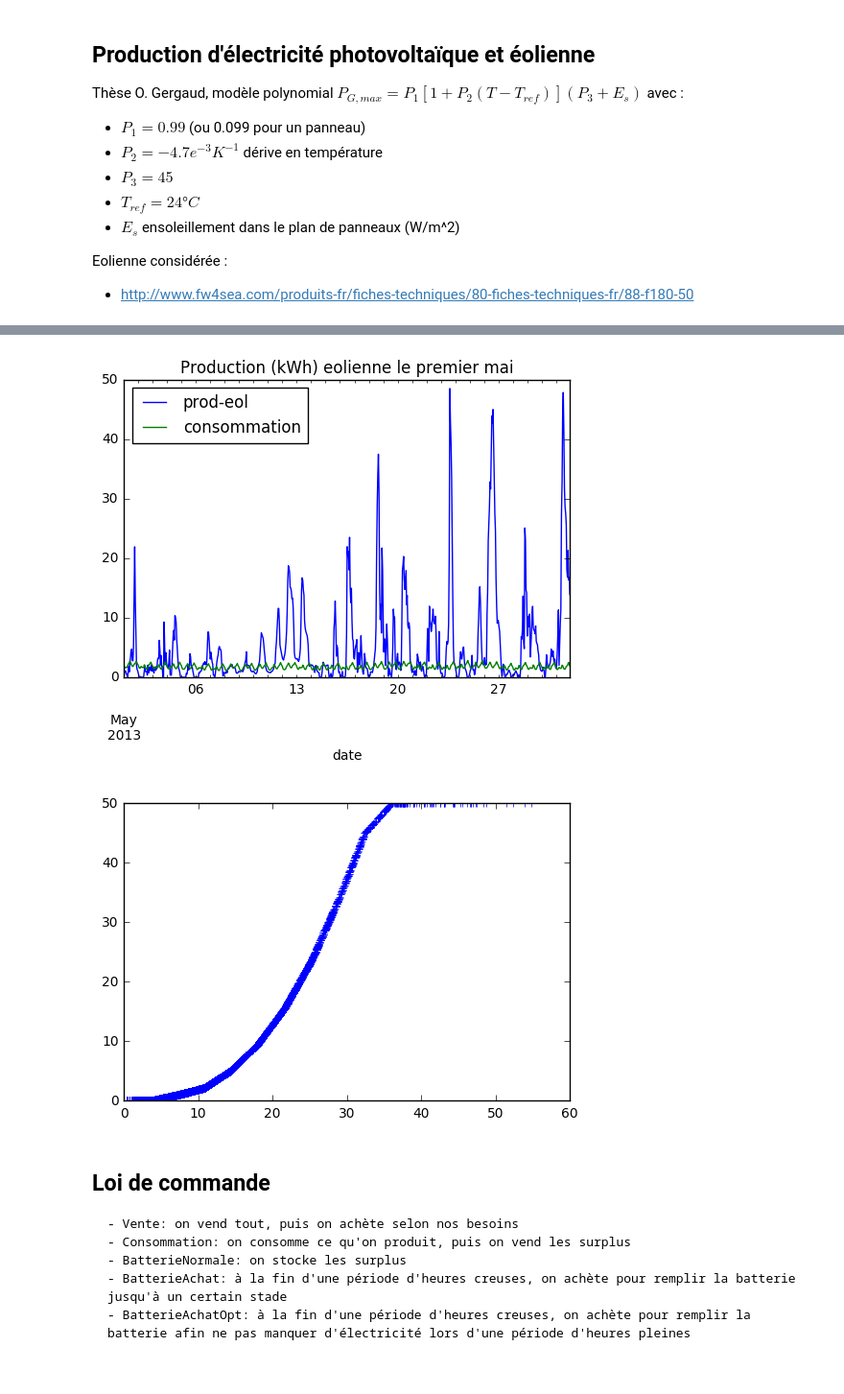
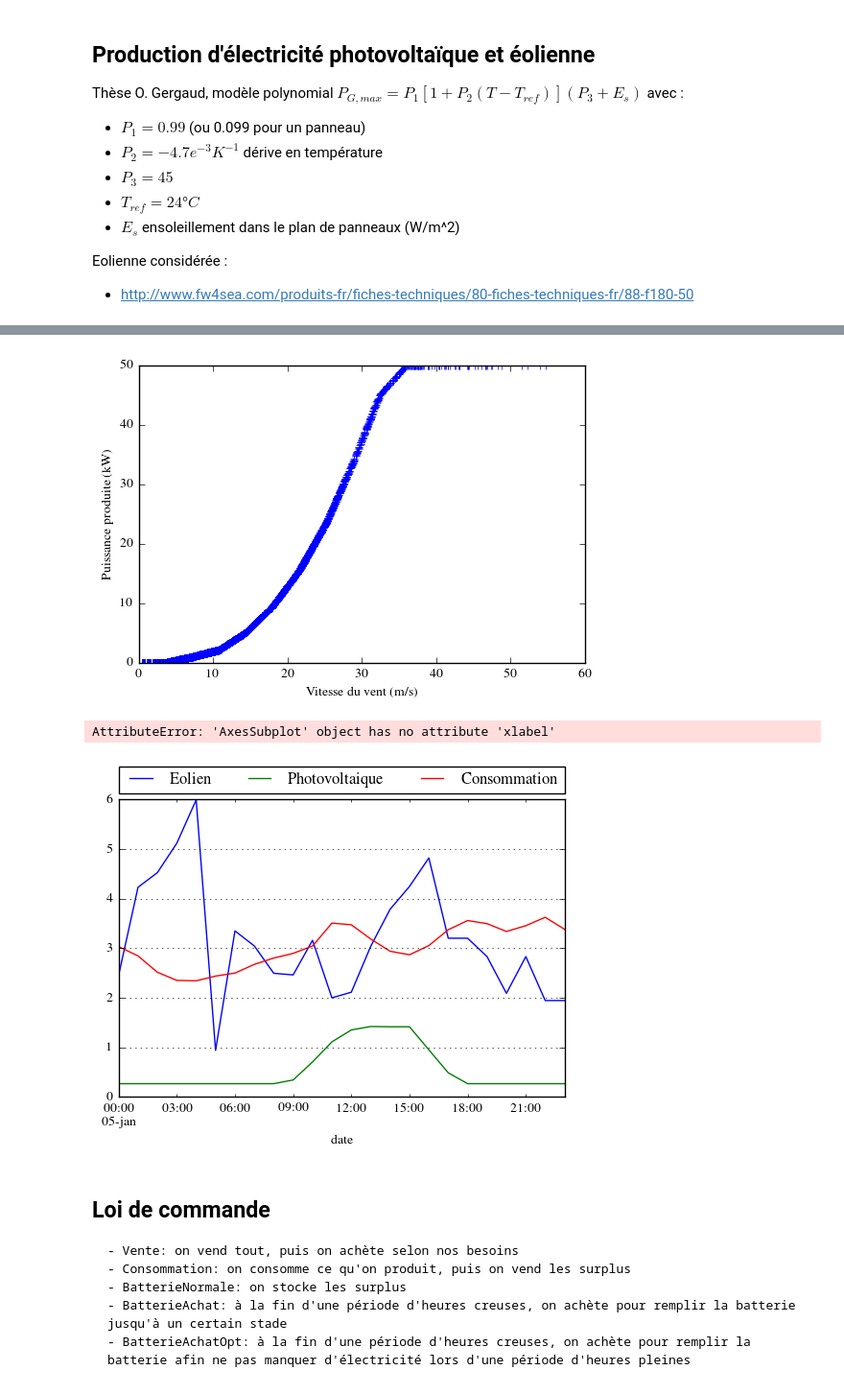
Before and after one commit to guhur/prod-electricite, a Jupyter notebook: simulations.ipynb, the cells around one changed output, grey strips where cells are left out. Shown at 96% size. Cells and saved outputs as stored; diff of their text form; code cells hidden in the pictures.

```diff
--- a/simulations.ipynb
+++ b/simulations.ipynb
@@ -146,16 +150,43 @@ plt.show()
-# %%
-puissance = np.ones(20)* 50.0
-puissance[:10]= [0,0,1,2.16,5.12,9.5,15.55, 23.52, 33.65, 45.0]# 50.0, ]
-bale['prod-eol'] = np.interp( bale['vent'].values, np.arange(20.0)*3.6, puissance)
-zoom = (bale.index.month==5)# & (bale.index.day==3)
-ax = bale[zoom].plot(y='prod-eol', title="Production (kWh) eolienne le premier mai")
-bale[zoom].plot(y='consommation', ax =ax)
-plt.show()
-plt.plot(bale['vent'], bale['prod-eol'].values, '+')
-plt.show()
-# %% [output]
-[figure, removed]
-[figure, removed]
+# %%
+P1 =  6 #rendement de 30m2 de panneau solaire
+P2 = -4.7e-3 #deviation en temperatrue
+P3 = 45e-3 #gain supplémentaire
+Tref = 24
+NOCT = 43
+bale["prod-pv"] = P1*( 1 + P2*(bale["radiation"]* (NOCT-20)/800))*(P3+bale["radiation"])
+period = (bale.index.month == 1) & (bale.index.day == 5)
+
+# F180-50
+puissance = np.ones(20)* 50.0
+puissance[:10]= [0,0,1,2.16,5.12,9.5,15.55, 23.52, 33.65, 45.0]
+# Modele F100-10
+# puissance = np.ones(20)* 10.0
+# puissance[:9]= [0,0,0,0.5,1.15, 2.35, 4.2, 6.65, 9.9]
+bale['prod-eol'] = np.interp( bale['vent'].values, np.arange(20.0)*3.6, puissance)
+ax = plt.plot(bale['vent'], bale['prod-eol'].values, '+')
+plt.xlabel("Vitesse du vent (m/s)")
+plt.ylabel("Puissance produite (kW)")
+plt.show()
+
+
+
+ax = bale[period].plot(y='prod-eol', label="Eolien")
+bale[period].plot(y="prod-pv", label="Photovoltaique", ax=ax)
+bale[period].plot(y="consommation", label="Consommation", ax=ax)
+ax.legend(bbox_to_anchor=(0., 1.02, 1., .102), loc=3,
+           ncol=3, mode="expand", borderaxespad=0.)
+ax = plt.gca()
+ax.yaxis.grid()
+ax.xlabel(bale[period].index[0].strftime("%d %b %Y"))
+ax.ylabel("kWh")
+ticklabels = ['']*len( bale[period].index)
+ticklabels[::3] = [item.strftime('%-H') for item in  bale[period].index[::3]]
+ax.xaxis.set_major_formatter(matplotlib.ticker.FixedFormatter(ticklabels))
+ax.gcf().autofmt_xdate()
+# %% [output]
+[figure, added]
+AttributeError: 'AxesSubplot' object has no attribute 'xlabel'
+[figure, added]
 # %% [markdown]
 ## Loi de commande
     - Vente: on vend tout, puis on achète selon nos besoins
```
Also changed, not shown: parts of 10 cells of this notebook, 1 other file.
